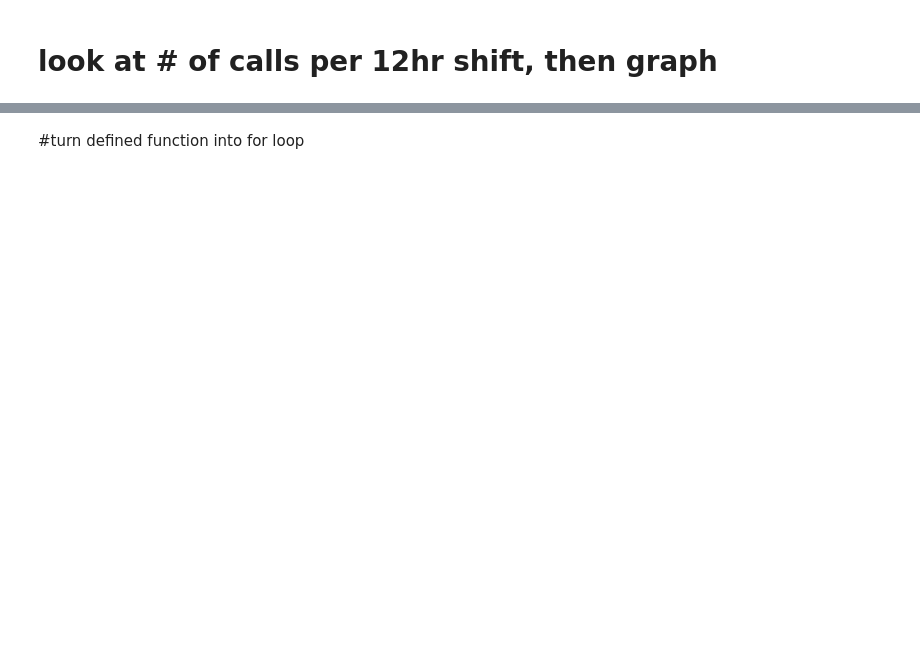
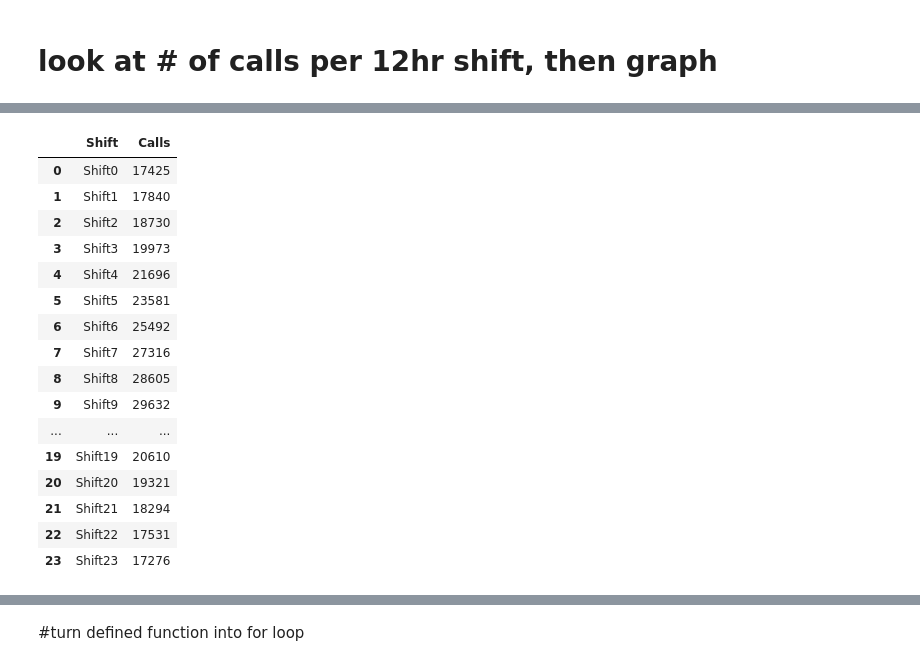
Before and after one commit to kyman90/partners_in_care-dda6-key_lime, a Jupyter notebook: Notebooks/Sandbox .ipynb, the cells around one changed output, grey strips where cells are left out. Saved outputs shown, nothing was run; the diff lists cells and outputs as text; code cells hidden in the pictures; blank space fills up the shorter version.

```diff
--- a/Notebooks/Sandbox .ipynb
+++ b/Notebooks/Sandbox .ipynb
@@ -53,0 +247,21 @@ geocalls1.value_counts('hours').sort_index()
+# %%
+df = pd.DataFrame(d)
+df
+# %% [output]
+|  | Shift | Calls |
+| 0 | Shift0 | 17425 |
+| 1 | Shift1 | 17840 |
+| 2 | Shift2 | 18730 |
+| 3 | Shift3 | 19973 |
+| 4 | Shift4 | 21696 |
+| 5 | Shift5 | 23581 |
+| 6 | Shift6 | 25492 |
+| 7 | Shift7 | 27316 |
+| 8 | Shift8 | 28605 |
+| 9 | Shift9 | 29632 |
+| ... | ... | ... |
+| 19 | Shift19 | 20610 |
+| 20 | Shift20 | 19321 |
+| 21 | Shift21 | 18294 |
+| 22 | Shift22 | 17531 |
+| 23 | Shift23 | 17276 |
```
Also changed, not shown: parts of 27 cells of this notebook, 1 other file.
